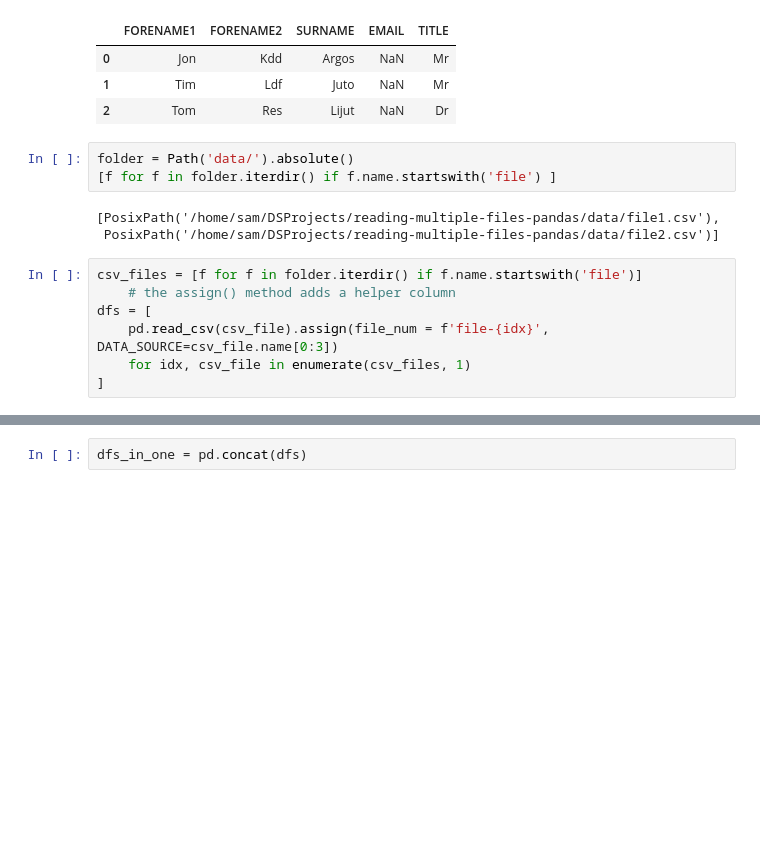
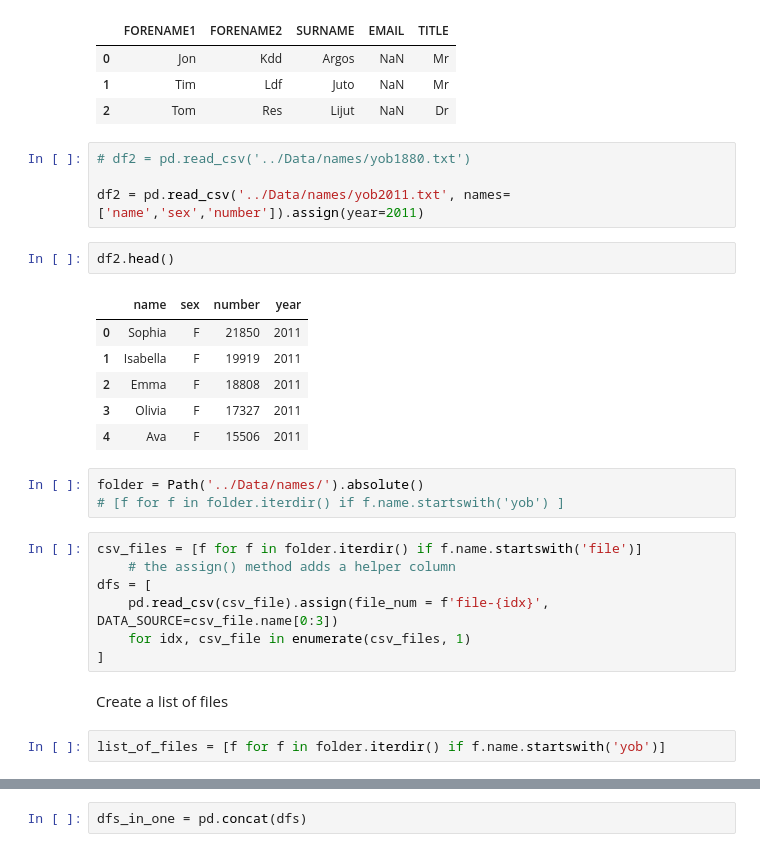
Before and after one commit to samadema/reading-multiple-files-pandas, a Jupyter notebook: read-csv-files.ipynb, the cells around one changed output, grey strips where cells are left out. Saved outputs shown, nothing was run; the diff lists cells and outputs as text; blank space fills up the shorter version.

```diff
--- a/read-csv-files.ipynb
+++ b/read-csv-files.ipynb
@@ -36,12 +85,22 @@ df.head()
 | 0 | Jon | Kdd | Argos | NaN | Mr |
 | 1 | Tim | Ldf | Juto | NaN | Mr |
 | 2 | Tom | Res | Lijut | NaN | Dr |
+# %%
+# df2 = pd.read_csv('../Data/names/yob1880.txt')
+
+df2 = pd.read_csv('../Data/names/yob2011.txt', names=['name','sex','number']).assign(year=2011)
+# %%
+df2.head()
+# %% [output]
+|  | name | sex | number | year |
+| 0 | Sophia | F | 21850 | 2011 |
+| 1 | Isabella | F | 19919 | 2011 |
+| 2 | Emma | F | 18808 | 2011 |
+| 3 | Olivia | F | 17327 | 2011 |
+| 4 | Ava | F | 15506 | 2011 |
 # %%
-folder = Path('data/').absolute()
-[f for f in folder.iterdir() if f.name.startswith('file') ]
+folder = Path('../Data/names/').absolute()
+# [f for f in folder.iterdir() if f.name.startswith('yob') ]
-# %% [output]
-[PosixPath('/home/sam/DSProjects/reading-multiple-files-pandas/data/file1.csv'),
- PosixPath('/home/sam/DSProjects/reading-multiple-files-pandas/data/file2.csv')]
 # %%
 csv_files = [f for f in folder.iterdir() if f.name.startswith('file')]
     # the assign() method adds a helper column
@@ -49,3 +108,7 @@ dfs = [
     pd.read_csv(csv_file).assign(file_num = f'file-{idx}', DATA_SOURCE=csv_file.name[0:3])
     for idx, csv_file in enumerate(csv_files, 1)
 ]
+# %% [markdown]
+Create a list of files
+# %%
+list_of_files = [f for f in folder.iterdir() if f.name.startswith('yob')]
```
Also changed, not shown: parts of 14 cells of this notebook.
